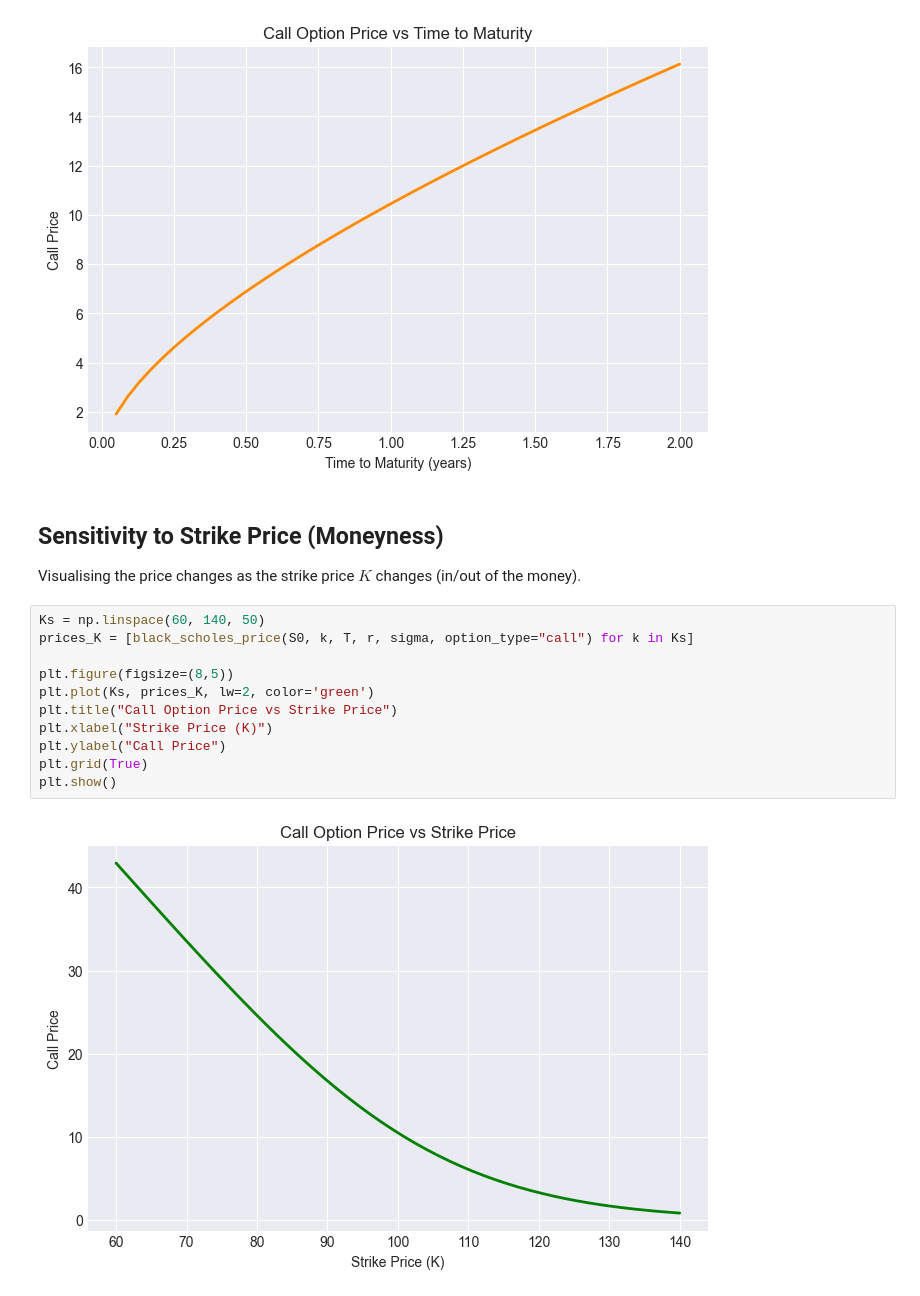
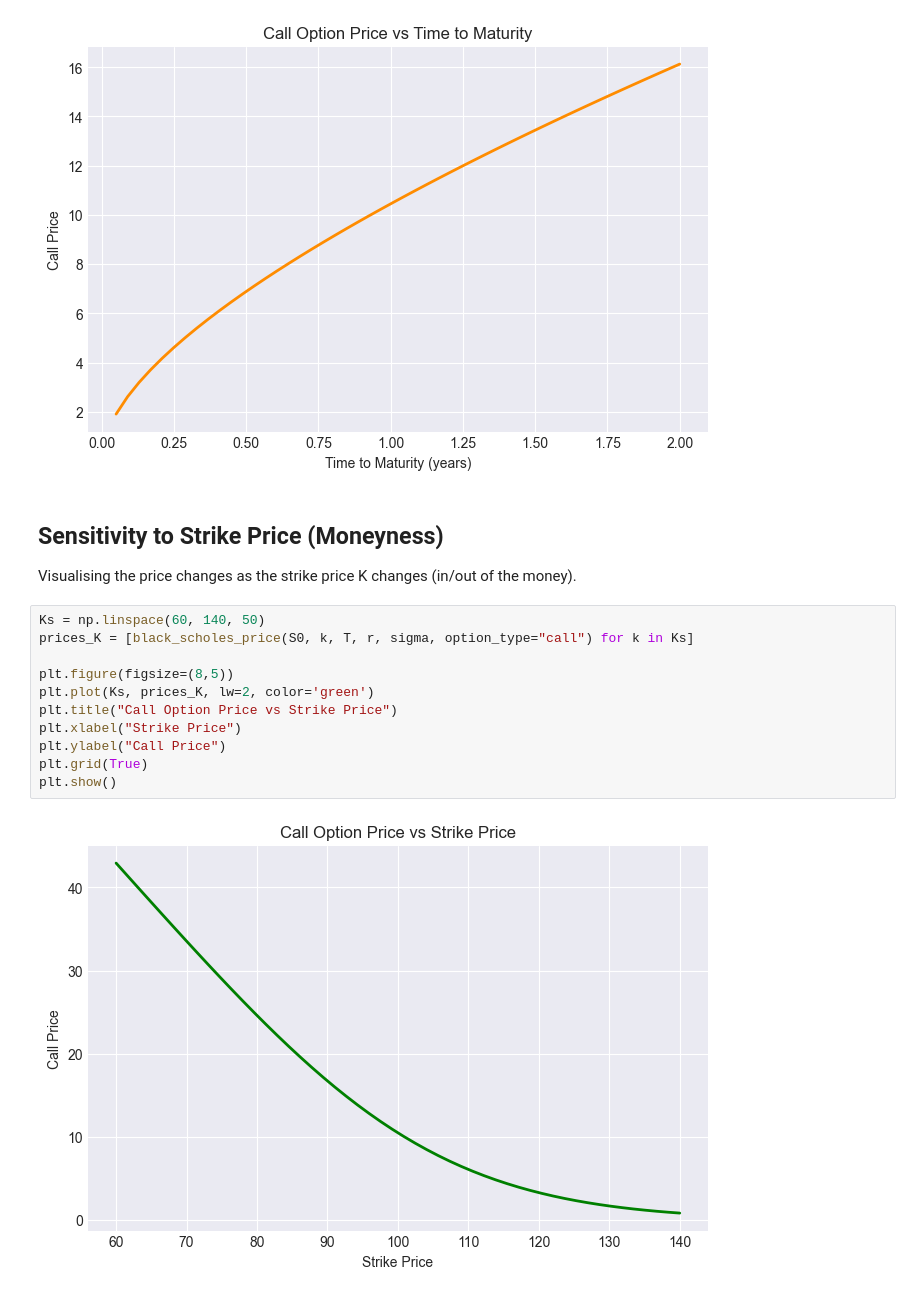
Before and after one commit to MylesOWard/Stochastic-Option-Pricing, a Jupyter notebook: notebooks/01_black_scholes_pricing.ipynb, the cells around one changed output. Cells and saved outputs as stored; diff of their text form.

```diff
--- a/notebooks/01_black_scholes_pricing.ipynb
+++ b/notebooks/01_black_scholes_pricing.ipynb
@@ -101,20 +101,20 @@ plt.show()
 # %% [markdown]
 ## Sensitivity to Strike Price (Moneyness)
 
-Visualising the price changes as the strike price $K$ changes (in/out of the money).
+Visualising the price changes as the strike price K changes (in/out of the money).
 # %%
 Ks = np.linspace(60, 140, 50)
 prices_K = [black_scholes_price(S0, k, T, r, sigma, option_type="call") for k in Ks]
 
 plt.figure(figsize=(8,5))
 plt.plot(Ks, prices_K, lw=2, color='green')
 plt.title("Call Option Price vs Strike Price")
-plt.xlabel("Strike Price (K)")
+plt.xlabel("Strike Price")
 plt.ylabel("Call Price")
 plt.grid(True)
 plt.show()
 # %% [output]
-[figure, old version]
+[figure, new version]
 # %% [markdown]
 ## Summary
 
```
Also changed, not shown: parts of 6 cells of this notebook, 2 other files.
